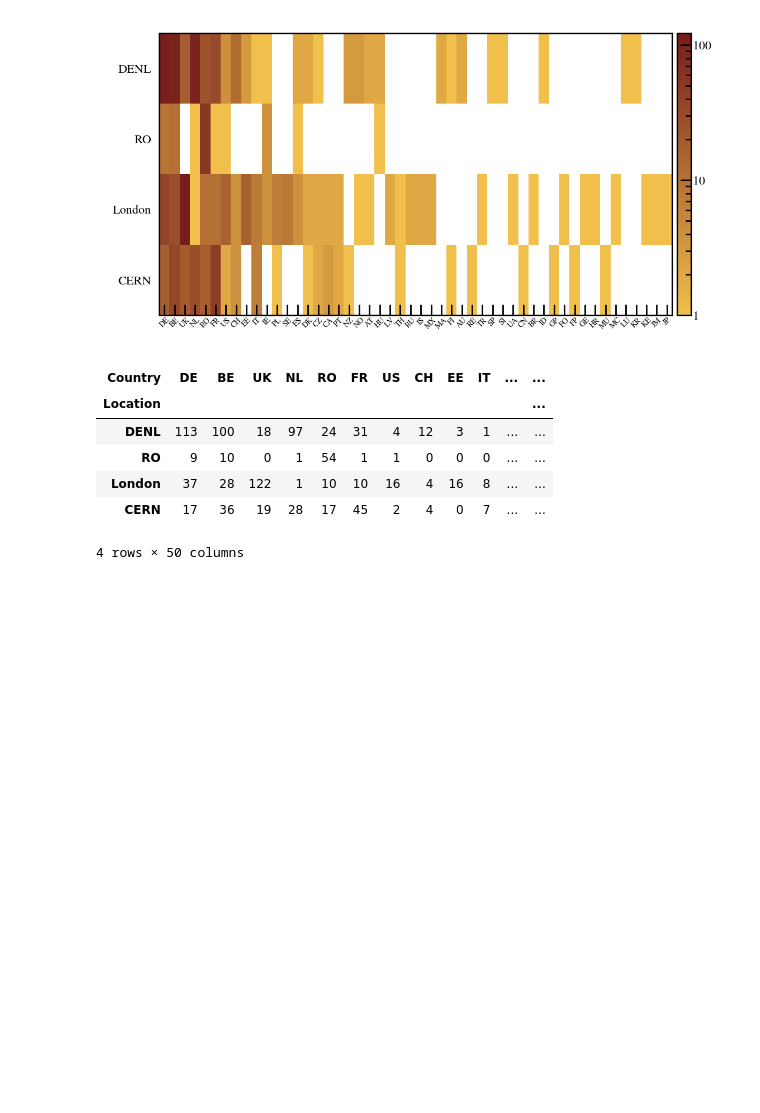
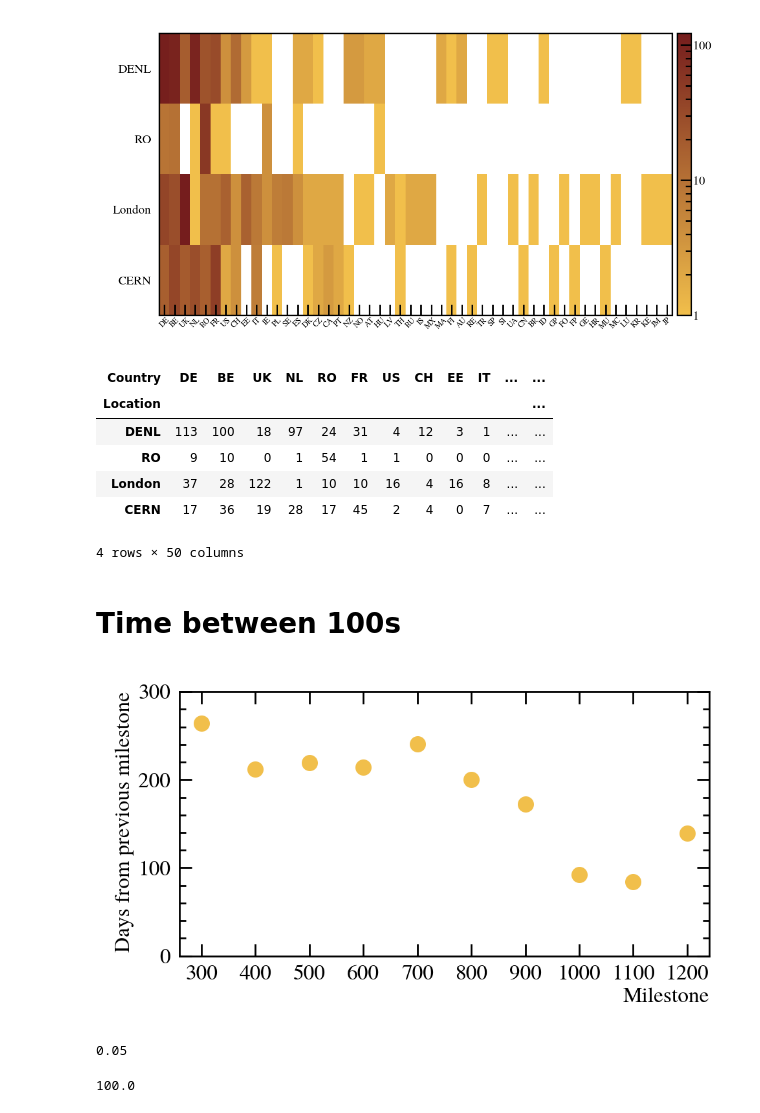
Before and after one commit to RDMoise/many-beers, a Jupyter notebook: studyBeers.ipynb, the cells around one changed output. Cells and saved outputs as stored; diff of their text form; code cells hidden in the pictures; blank space fills up the shorter version.

Commit message:
Time between hundreths

```diff
--- a/studyBeers.ipynb
+++ b/studyBeers.ipynb
@@ -293,3 +294,28 @@ xtab
 | London | 37 | 28 | 122 | 1 | 10 | 10 | 16 | 4 | 16 | 8 | ... | ... |
 | CERN | 17 | 36 | 19 | 28 | 17 | 45 | 2 | 4 | 0 | 7 | ... | ... |
 4 rows × 50 columns
+# %% [markdown]
+# Time between 100s
+# %%
+d100 = df[df.Number%100==0].sort_values(by='Number').reset_index(drop=True)
+fig, ax = plt.subplots(figsize=(16*.6,9*.6))
+plt.tight_layout()
+plt.margins(x=50/(max(d100.Number)-min(d100.Number)+100))
+plt.xlabel('Milestone')
+plt.ylabel('Days from previous milestone')
+plt.scatter(np.arange(min(d100.Number)+100, max(d100.Number)+1, 100), [x.days for x in d100['Date'].diff()][1:], color=niceColour('beeryellow'))
+ax.xaxis.set_major_locator(MultipleLocator(100))
+ax.xaxis.set_minor_locator(NullLocator())
+ax.set_ylim([0,300])
+applyUniformFont(ax, 24)
+plt.show()
+# %% [output]
+[figure, added]
+# %%
+50/(max(d100.Number)-min(d100.Number))
+# %% [output]
+0.05
+# %%
+(max(d100.Number)-min(d100.Number))/(len(d100)-1)
+# %% [output]
+100.0
```
Also changed, not shown: parts of 1 cell of this notebook, 11 other files.
